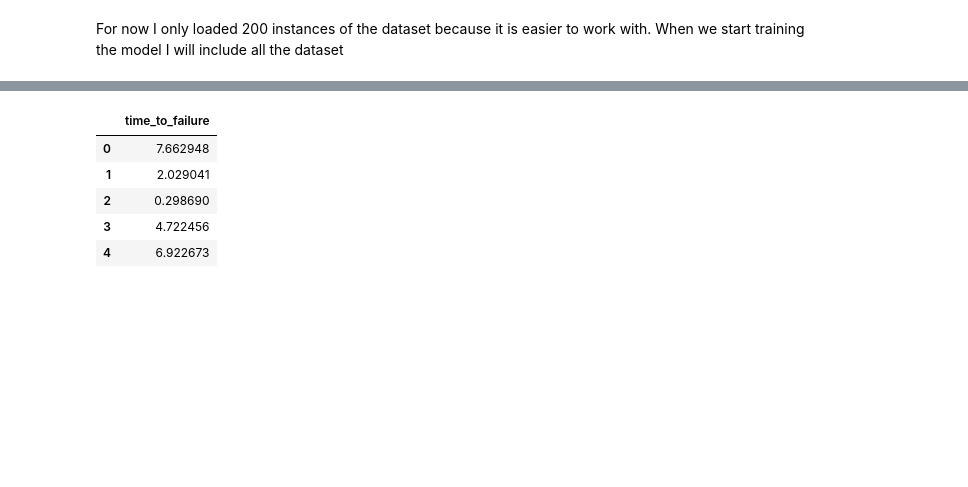
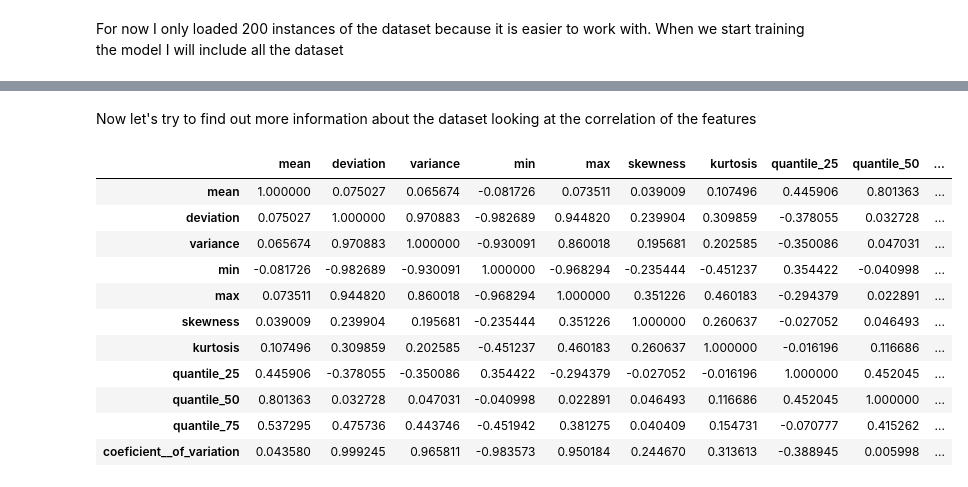
Before and after one commit to polmonroig/earthquake_prediction, a Jupyter notebook: main_kernel.ipynb, the cells around one changed output, grey strips where cells are left out. Saved outputs shown, nothing was run; the diff lists cells and outputs as text; code cells hidden in the pictures; blank space fills up the shorter version.

```diff
--- a/main_kernel.ipynb
+++ b/main_kernel.ipynb
@@ -155,9 +173,17 @@ LANL_X.head()
-# %%
-LANL_y.head()
-# %% [output]
-|  | time_to_failure |
-| 0 | 7.662948 |
-| 1 | 2.029041 |
-| 2 | 0.298690 |
-| 3 | 4.722456 |
-| 4 | 6.922673 |
+# %% [markdown]
+Now let's try to find out more information about the dataset looking at the correlation of the features
+# %%
+LANL_X.corr()
+# %% [output]
+|  | mean | deviation | variance | min | max | skewness | kurtosis | quantile_25 | quantile_50 | ... |
+| mean | 1.000000 | 0.075027 | 0.065674 | -0.081726 | 0.073511 | 0.039009 | 0.107496 | 0.445906 | 0.801363 | ... |
+| deviation | 0.075027 | 1.000000 | 0.970883 | -0.982689 | 0.944820 | 0.239904 | 0.309859 | -0.378055 | 0.032728 | ... |
+| variance | 0.065674 | 0.970883 | 1.000000 | -0.930091 | 0.860018 | 0.195681 | 0.202585 | -0.350086 | 0.047031 | ... |
+| min | -0.081726 | -0.982689 | -0.930091 | 1.000000 | -0.968294 | -0.235444 | -0.451237 | 0.354422 | -0.040998 | ... |
+| max | 0.073511 | 0.944820 | 0.860018 | -0.968294 | 1.000000 | 0.351226 | 0.460183 | -0.294379 | 0.022891 | ... |
+| skewness | 0.039009 | 0.239904 | 0.195681 | -0.235444 | 0.351226 | 1.000000 | 0.260637 | -0.027052 | 0.046493 | ... |
+| kurtosis | 0.107496 | 0.309859 | 0.202585 | -0.451237 | 0.460183 | 0.260637 | 1.000000 | -0.016196 | 0.116686 | ... |
+| quantile_25 | 0.445906 | -0.378055 | -0.350086 | 0.354422 | -0.294379 | -0.027052 | -0.016196 | 1.000000 | 0.452045 | ... |
+| quantile_50 | 0.801363 | 0.032728 | 0.047031 | -0.040998 | 0.022891 | 0.046493 | 0.116686 | 0.452045 | 1.000000 | ... |
+| quantile_75 | 0.537295 | 0.475736 | 0.443746 | -0.451942 | 0.381275 | 0.040409 | 0.154731 | -0.070777 | 0.415262 | ... |
+| coeficient__of_variation | 0.043580 | 0.999245 | 0.965811 | -0.983573 | 0.950184 | 0.244670 | 0.313613 | -0.388945 | 0.005998 | ... |
```
Also changed, not shown: parts of 4 cells of this notebook.
